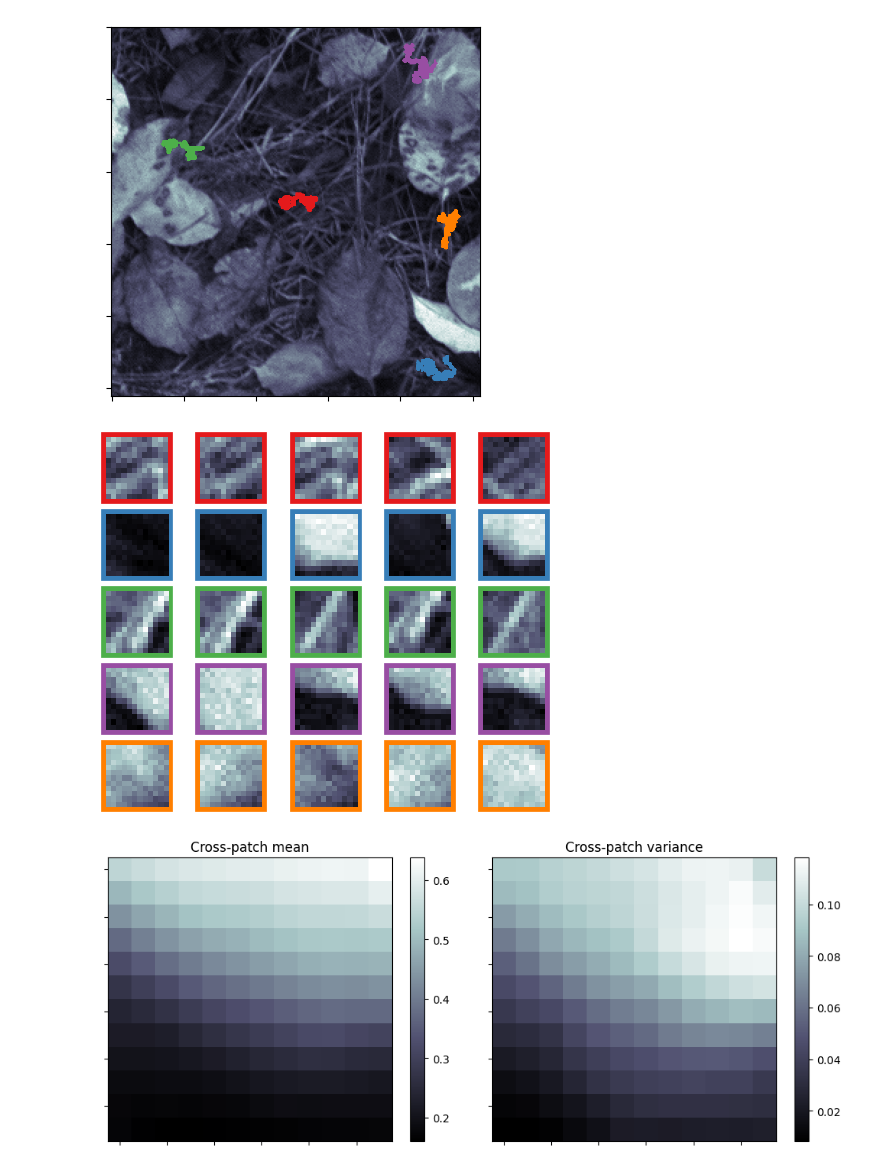
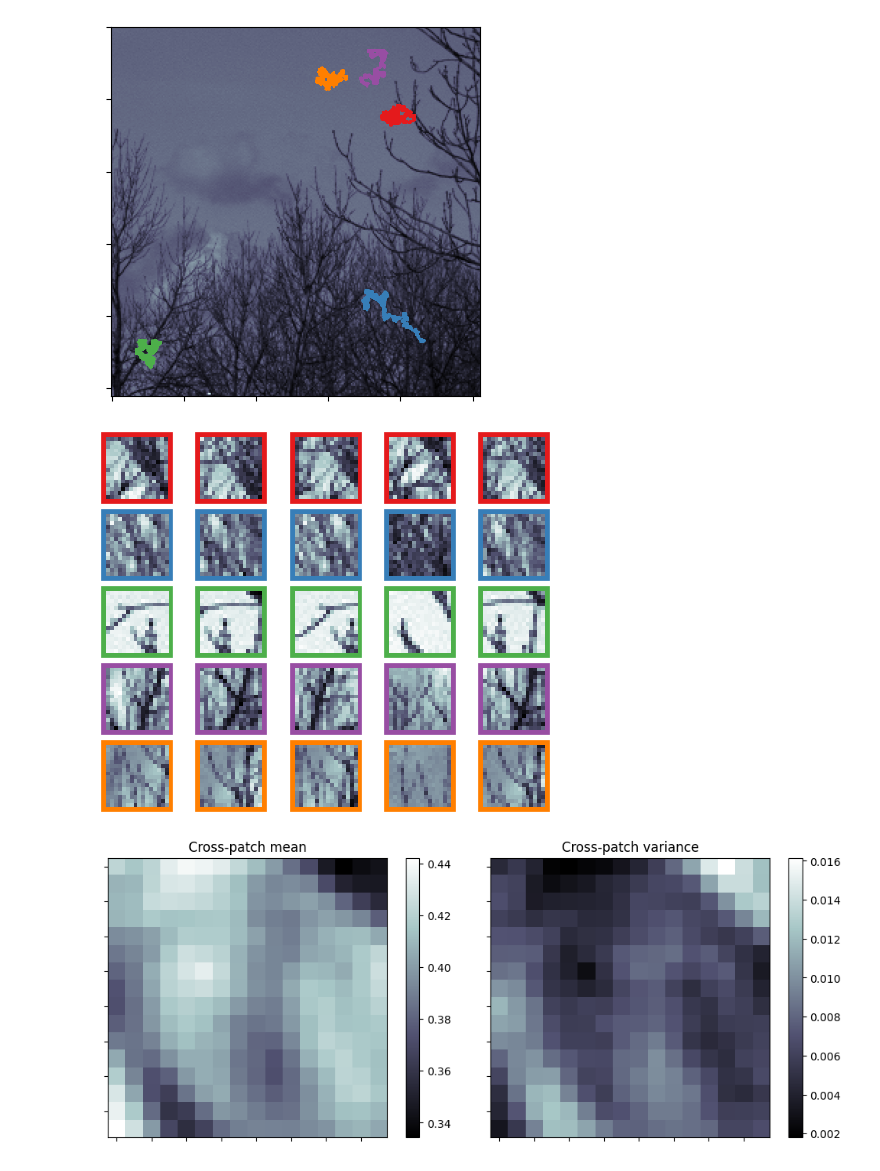
Before and after one commit to lyndond/frame_whitening, a Jupyter notebook: figures_new/conv2d.ipynb, the cells around one changed output. Drawn from its saved outputs; the diff is of its cells as text; code cells hidden in the pictures.

```diff
--- a/figures_new/conv2d.ipynb
+++ b/figures_new/conv2d.ipynb
@@ -9,16 +9,17 @@ import frame_whitening.data as fwd
 # %%
 data_dir = "/mnt/home/tyerxa/ceph/datasets/datasets/vanhateren_imc"
 files = sorted(os.listdir(data_dir))
-seed = 42069
+seed = 696969
 rng = np.random.default_rng(seed)
 
-images = fwd.load_images(n_images=10, crop_size=256, rng=rng)
+n_images = 10
+images = fwd.load_images(n_images=n_images, crop_size=256, rng=rng)
 
 images = [img / np.max(img) for img in images]
 
-img = images[0]
+img = images[4]
 
 fig, ax = plt.subplots(1, 1, figsize=(5, 5))
-ax.imshow(img, cmap="gray")
+ax.imshow(img, cmap="bone")
 ax.set(xticklabels=[], yticklabels=[]);
 # %% [output]
@@ -26,5 +27,5 @@ ax.set(xticklabels=[], yticklabels=[]);
 # %%
-patch_h, patch_w = 12, 12
+patch_h, patch_w = 16, 16
 img_h, img_w = img.shape
 
 sigma = .1
@@ -43,12 +44,12 @@ for idx, walk_hw in enumerate(walk_coords):
     walk_h, walk_w = walk_hw[:, 0], walk_hw[:, 1]
     ax.plot(walk_h, walk_w, color=cols[idx])
 # %% [output]
-[figure, old version]
+[figure, new version]
 # %%
 fwd.plot_context_samples(all_contexts, 5)
 # %% [output]
-[figure, old version]
+[figure, new version]
 # %%
-fwd.plot_patch_stats(all_contexts[1])
+fwd.plot_patch_stats(all_contexts[2])
 # %% [output]
-[figure, old version]
+[figure, new version]
```
Also changed, not shown: parts of 8 cells of this notebook, 3 other files.
